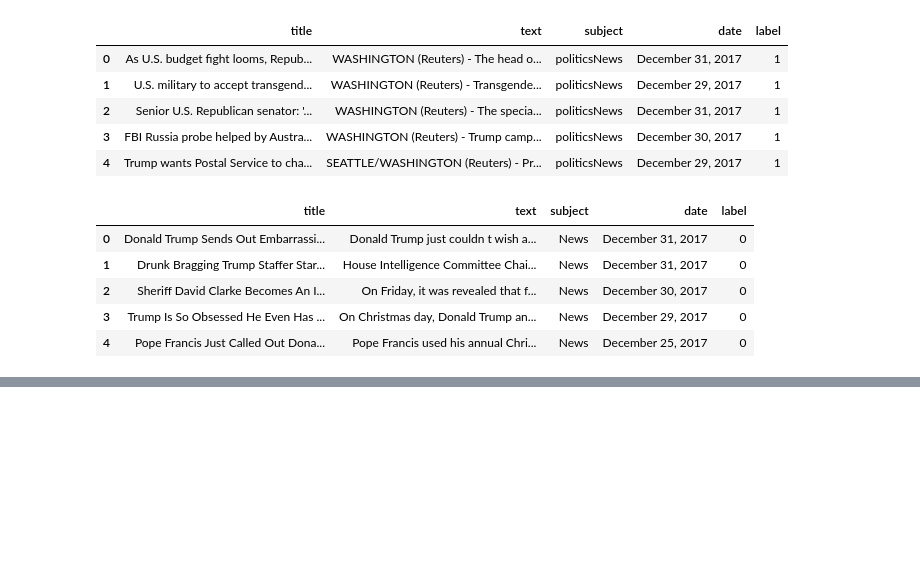
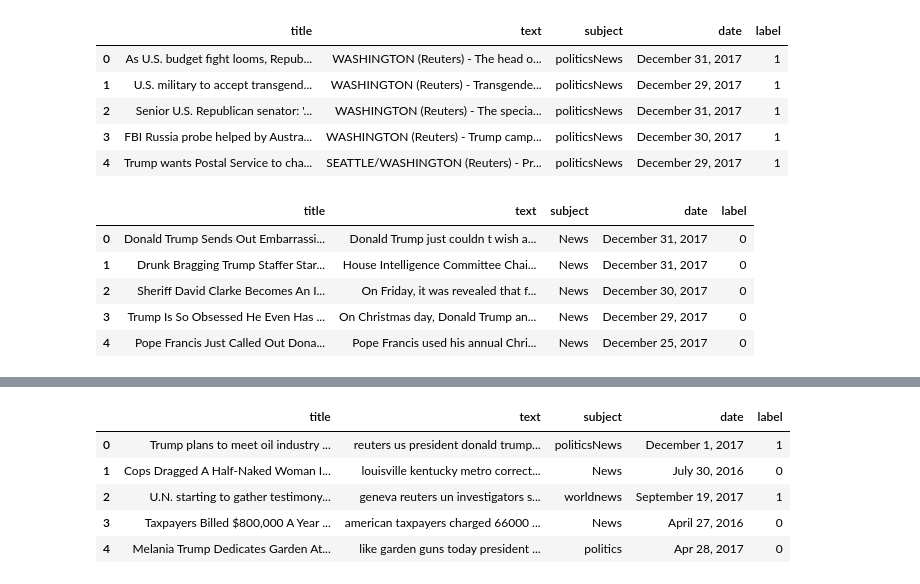
Before and after one commit to HuangT1ng/Fake-News-Prediction, a Jupyter notebook: Fake news predictor.ipynb, the cells around one changed output, grey strips where cells are left out. Cells and saved outputs as stored; diff of their text form; code cells hidden in the pictures; blank space fills up the shorter version.

```diff
--- a/Fake news predictor.ipynb
+++ b/Fake news predictor.ipynb
@@ -117,0 +203,9 @@ data
+# %%
+cleaned_data.head()
+# %% [output]
+|  | title | text | subject | date | label |
+| 0 | Trump plans to meet oil industry ... | reuters us president donald trump... | politicsNews | December 1, 2017 | 1 |
+| 1 | Cops Dragged A Half-Naked Woman I... | louisville kentucky metro correct... | News | July 30, 2016 | 0 |
+| 2 | U.N. starting to gather testimony... | geneva reuters un investigators s... | worldnews | September 19, 2017 | 1 |
+| 3 | Taxpayers Billed $800,000 A Year ... | american taxpayers charged 66000 ... | News | April 27, 2016 | 0 |
+| 4 | Melania Trump Dedicates Garden At... | like garden guns today president ... | politics | Apr 28, 2017 | 0 |
```
Also changed, not shown: parts of 23 cells of this notebook.
